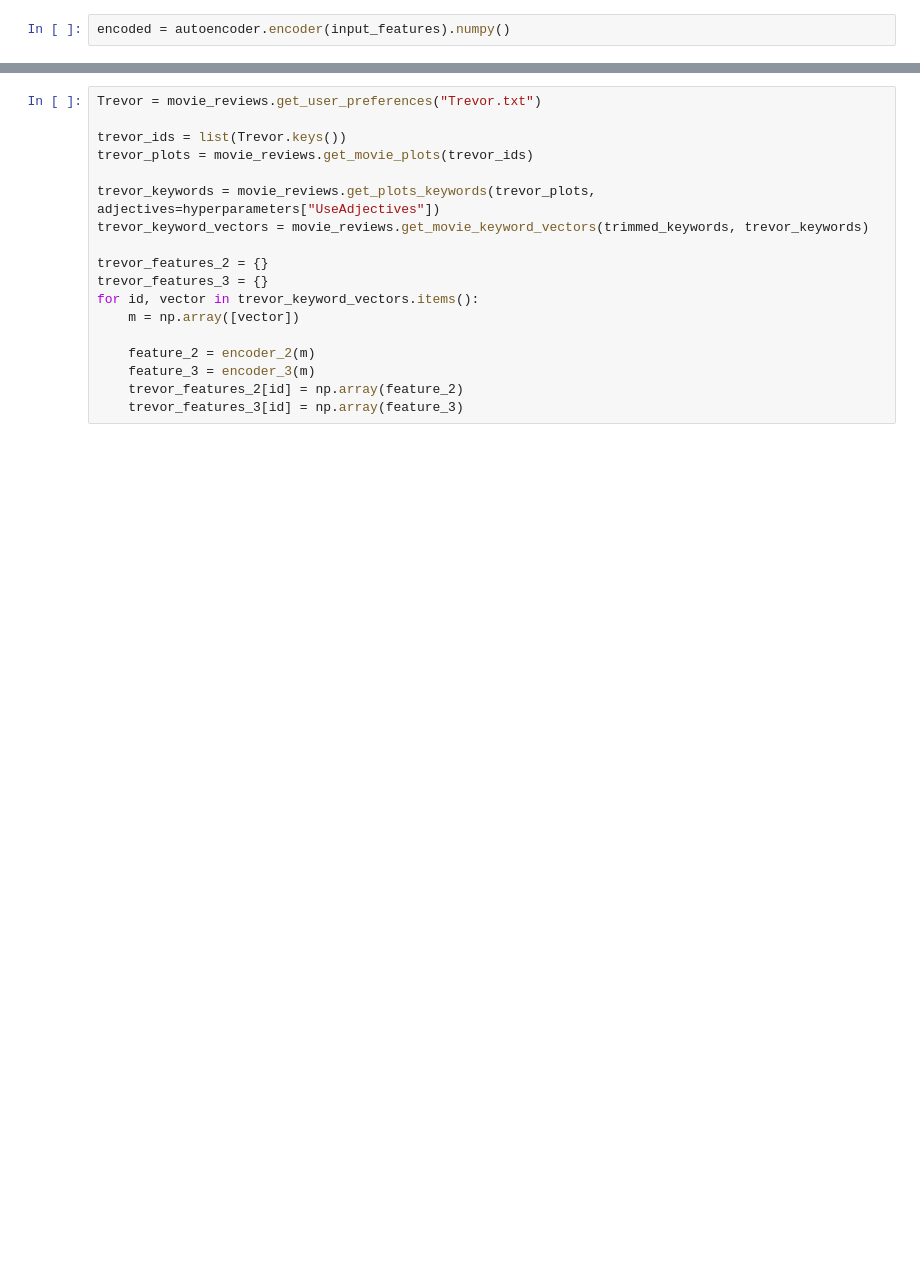
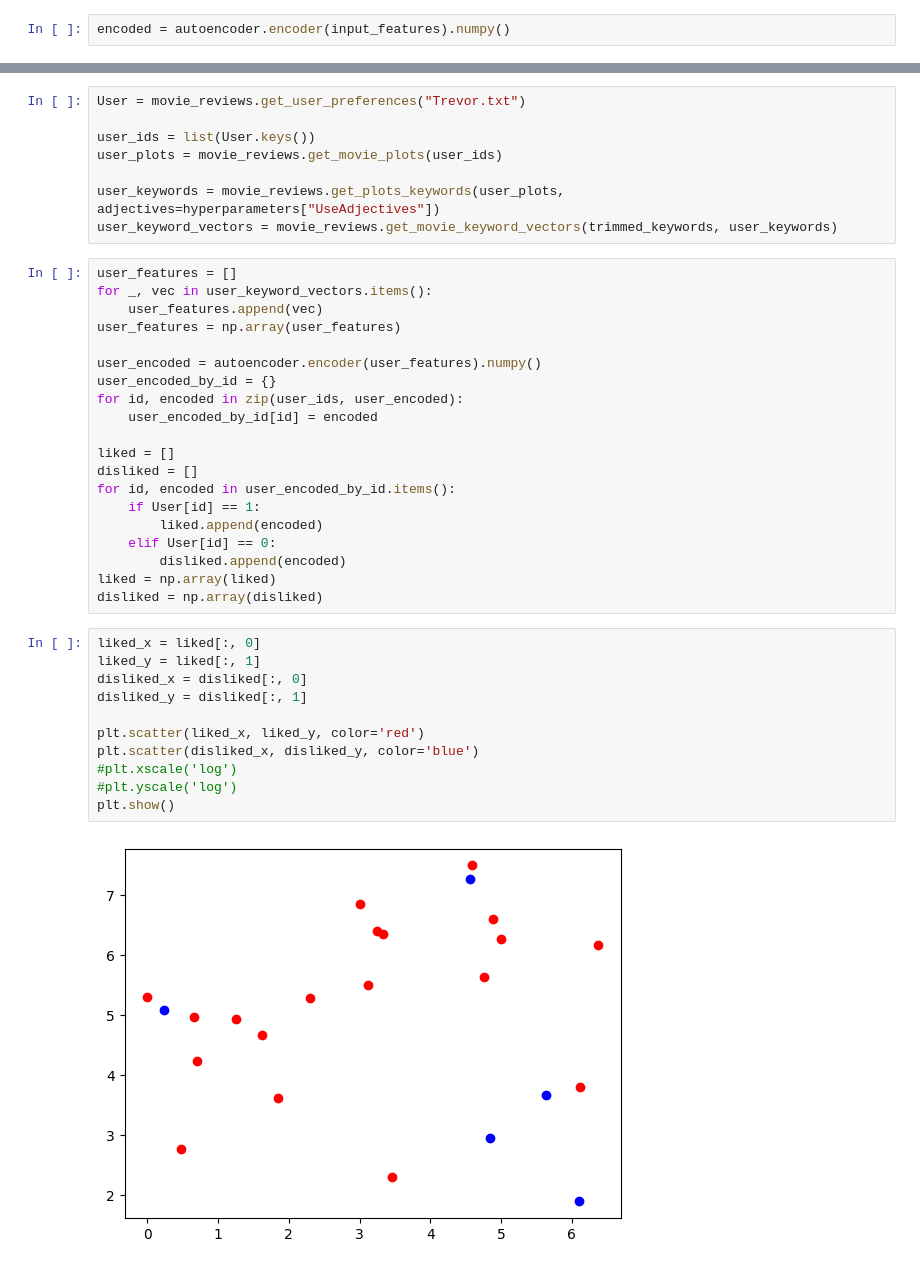
Before and after one commit to AustinPolk/MovieRecs, a Jupyter notebook: pipeline.ipynb, the cells around one changed output, grey strips where cells are left out. Cells and saved outputs as stored; diff of their text form; blank space fills up the shorter version.

Commit message:
Add encoding of liked/disliked user movies, plot encoding spaces

```diff
--- a/pipeline.ipynb
+++ b/pipeline.ipynb
@@ -114,21 +133,44 @@ plt.show()
-# %%
-Trevor = movie_reviews.get_user_preferences("Trevor.txt")
-
-trevor_ids = list(Trevor.keys())
-trevor_plots = movie_reviews.get_movie_plots(trevor_ids)
-
-trevor_keywords = movie_reviews.get_plots_keywords(trevor_plots, adjectives=hyperparameters["UseAdjectives"])
-trevor_keyword_vectors = movie_reviews.get_movie_keyword_vectors(trimmed_keywords, trevor_keywords)
-
-trevor_features_2 = {}
-trevor_features_3 = {}
-for id, vector in trevor_keyword_vectors.items():
-    m = np.array([vector])
-
-    feature_2 = encoder_2(m)
-    feature_3 = encoder_3(m)
-    trevor_features_2[id] = np.array(feature_2)
-    trevor_features_3[id] = np.array(feature_3)
+# %%
+User = movie_reviews.get_user_preferences("Trevor.txt")
+
+user_ids = list(User.keys())
+user_plots = movie_reviews.get_movie_plots(user_ids)
+
+user_keywords = movie_reviews.get_plots_keywords(user_plots, adjectives=hyperparameters["UseAdjectives"])
+user_keyword_vectors = movie_reviews.get_movie_keyword_vectors(trimmed_keywords, user_keywords)
+# %%
+user_features = []
+for _, vec in user_keyword_vectors.items():
+    user_features.append(vec)
+user_features = np.array(user_features)
+
+user_encoded = autoencoder.encoder(user_features).numpy()
+user_encoded_by_id = {}
+for id, encoded in zip(user_ids, user_encoded):
+    user_encoded_by_id[id] = encoded
+
+liked = []
+disliked = []
+for id, encoded in user_encoded_by_id.items():
+    if User[id] == 1:
+        liked.append(encoded)
+    elif User[id] == 0:
+        disliked.append(encoded)
+liked = np.array(liked)
+disliked = np.array(disliked)
+# %%
+liked_x = liked[:, 0]
+liked_y = liked[:, 1]
+disliked_x = disliked[:, 0]
+disliked_y = disliked[:, 1]
+
+plt.scatter(liked_x, liked_y, color='red')
+plt.scatter(disliked_x, disliked_y, color='blue')
+#plt.xscale('log')
+#plt.yscale('log')
+plt.show()
+# %% [output]
+[figure, added]
 # %%
 from sklearn import svm
 
```
Also changed, not shown: parts of 4 cells of this notebook.
